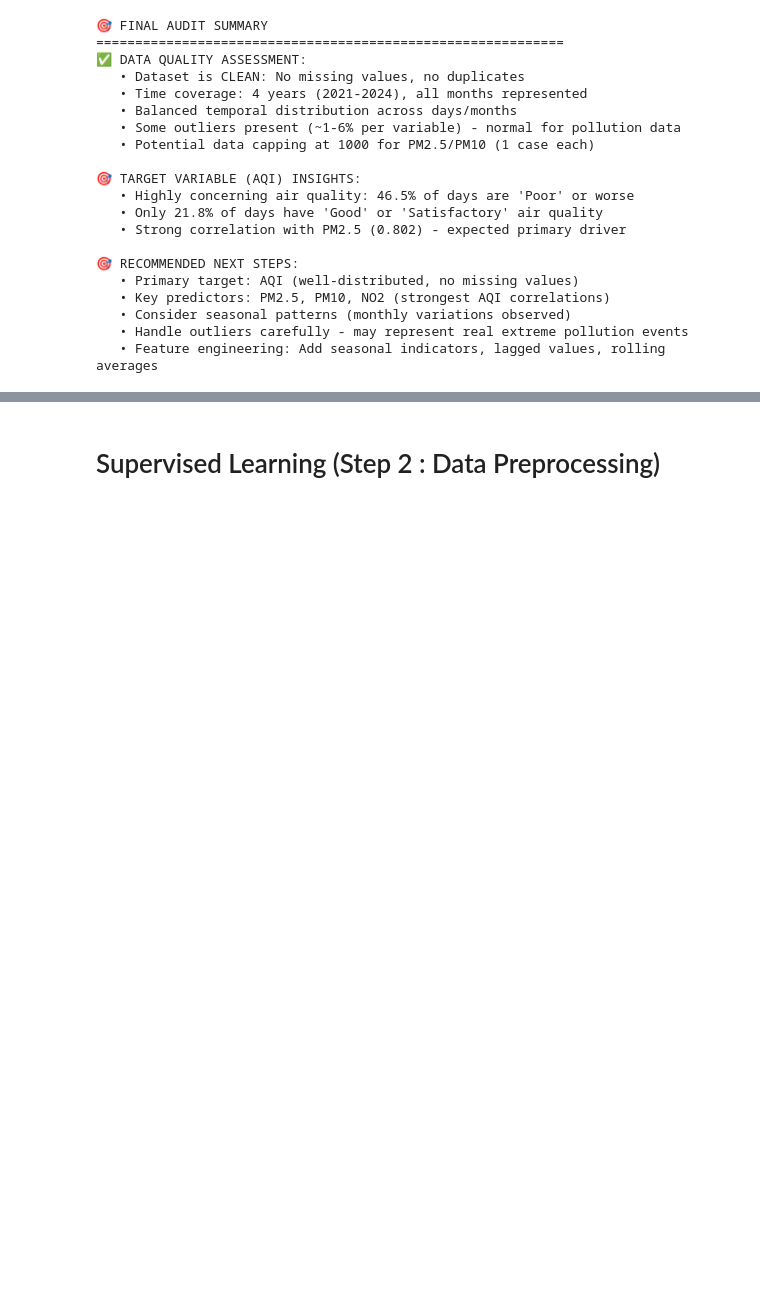
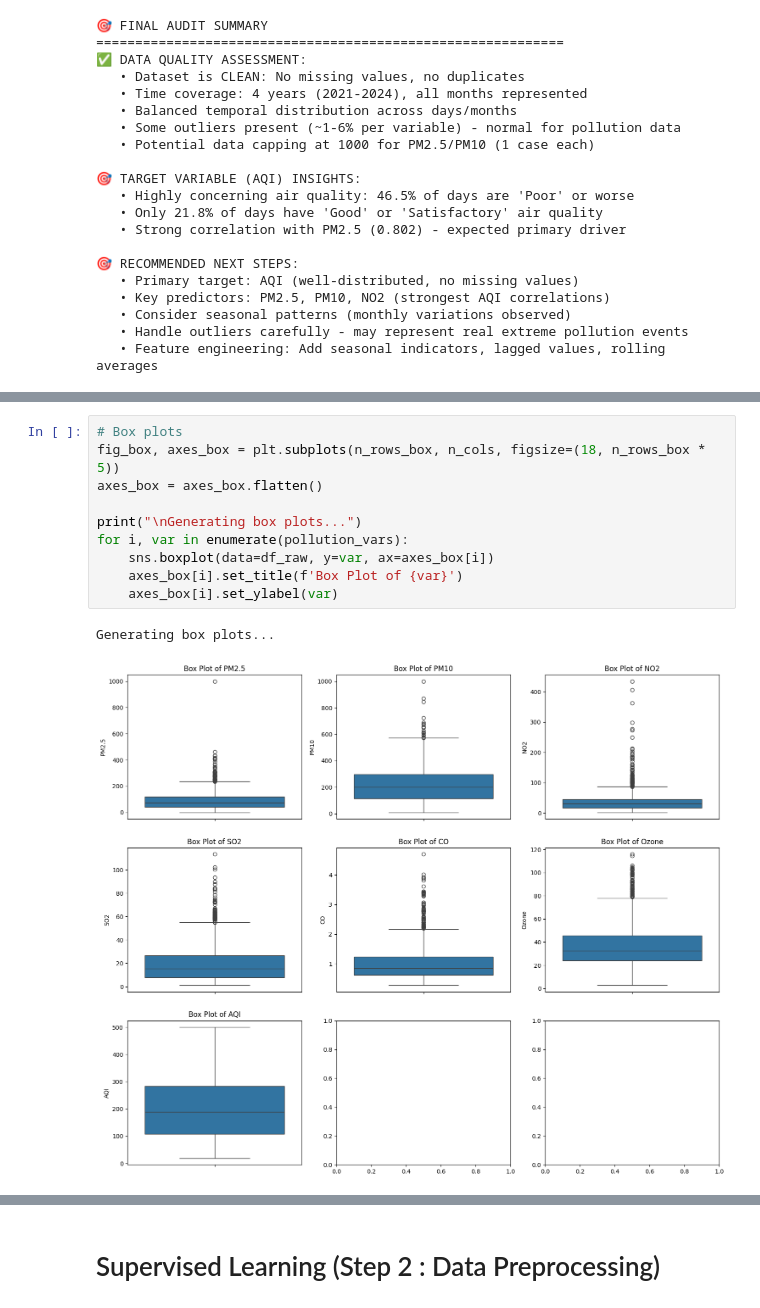
Before and after one commit to Sujoy-004/smart-city-hybrid-ml, a Jupyter notebook: notebooks/01_supervised_learning.ipynb, the cells around one changed output, grey strips where cells are left out. Drawn from its saved outputs; the diff is of its cells as text; blank space fills up the shorter version.

```diff
--- a/notebooks/01_supervised_learning.ipynb
+++ b/notebooks/01_supervised_learning.ipynb
@@ -455,0 +496,13 @@ print(f"   • Feature engineering: Add seasonal indicators, lagged values, roll
+# %%
+# Box plots
+fig_box, axes_box = plt.subplots(n_rows_box, n_cols, figsize=(18, n_rows_box * 5))
+axes_box = axes_box.flatten()
+
+print("\nGenerating box plots...")
+for i, var in enumerate(pollution_vars):
+    sns.boxplot(data=df_raw, y=var, ax=axes_box[i])
+    axes_box[i].set_title(f'Box Plot of {var}')
+    axes_box[i].set_ylabel(var)
+# %% [output]
+Generating box plots...
+[figure, added]
```
Also changed, not shown: parts of 29 cells of this notebook.
